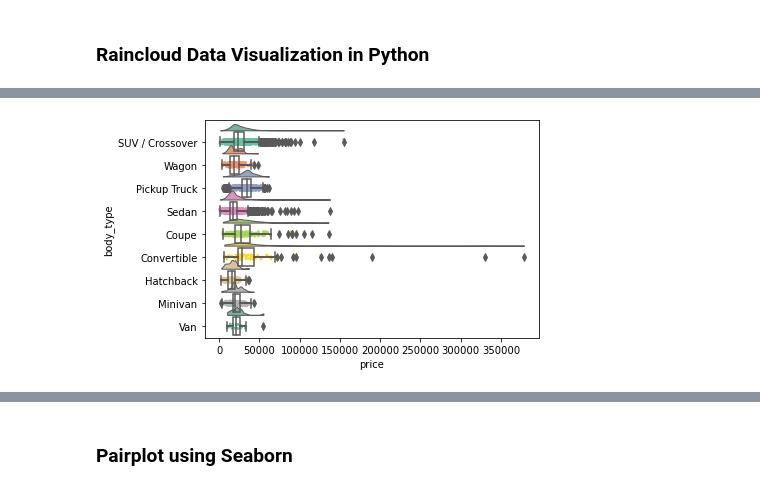
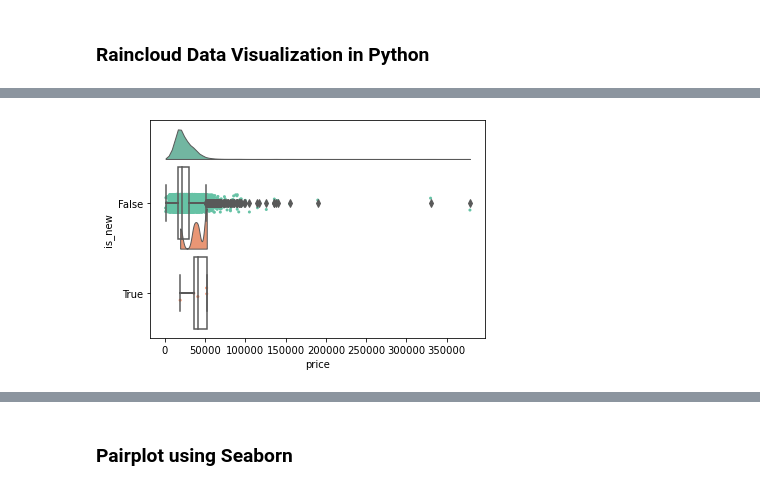
Before and after one commit to sophiawu1006/Machine-Learning-Model-for-used-cars, a Jupyter notebook: Used_Car_Lab_1_DataVisualization.ipynb, the cells around one changed output, grey strips where cells are left out. Cells and saved outputs as stored; diff of their text form; code cells hidden in the pictures.

Commit message:
updated statistic analysis and visualization
updated statistic analysis and visualization

```diff
--- a/Used_Car_Lab_1_DataVisualization.ipynb
+++ b/Used_Car_Lab_1_DataVisualization.ipynb
@@ -539,9 +550,9 @@ warnings.filterwarnings("ignore", category=FutureWarning)
 # %%
-ax = pt.RainCloud(x = 'body_type', y = 'price',
+ax = pt.RainCloud(x = 'is_new', y = 'price',
                   data = df_final,
                   width_viol = .9,
                   width_box = .8,
                   orient = 'h',
                   move = .0)
 # %% [output]
-[figure, old version]
+[figure, new version]
```
Also changed, not shown: parts of 11 cells of this notebook.
